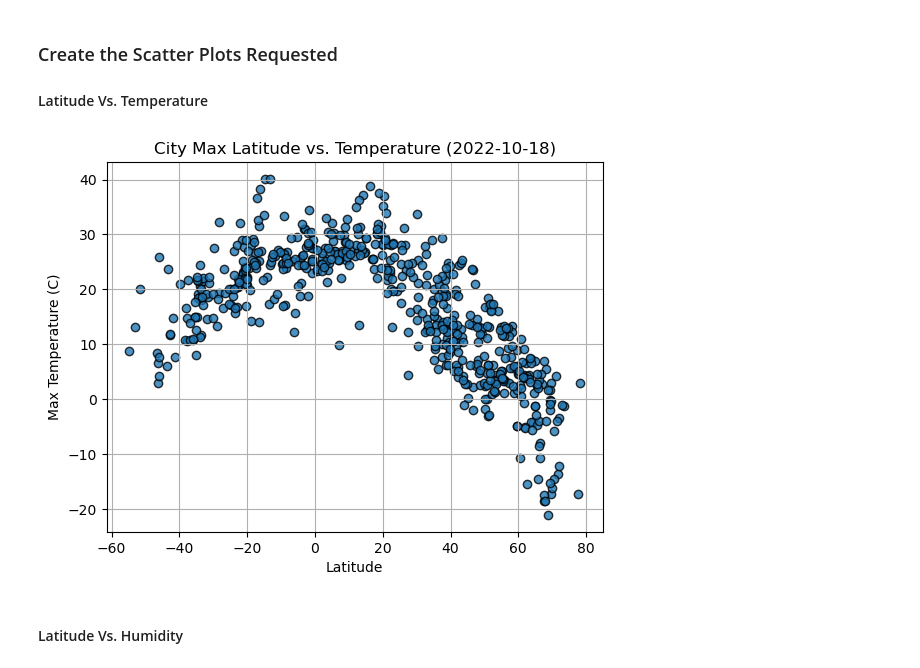
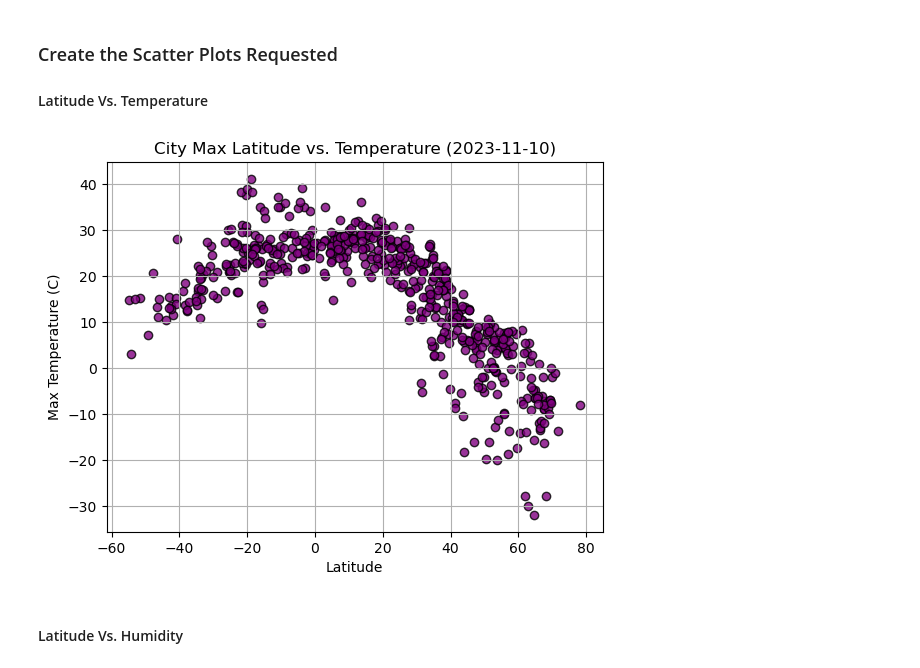
Before and after one commit to alison-love/06-API-challenge, a Jupyter notebook: PyWeather/WeatherPy_working.ipynb, the cells around one changed output. Cells and saved outputs as stored; diff of their text form; code cells hidden in the pictures.

```diff
--- a/PyWeather/WeatherPy_working.ipynb
+++ b/PyWeather/WeatherPy_working.ipynb
@@ -191,18 +191,22 @@ city_data_df.head()
 #### Latitude Vs. Temperature
 # %%
 # Build scatter plot for latitude vs. temperature
-# YOUR CODE HERE
+plt.scatter(city_data_df["Lat"], city_data_df["Max Temp"], color='purple', edgecolor="black", linewidths=1, marker="o", alpha=0.8, label="Cities")
+
 
 # Incorporate the other graph properties
-# YOUR CODE HERE
+plt.title('City Max Latitude vs. Temperature (2023-11-10)')
+plt.ylabel("Max Temperature (C)")
+plt.xlabel('Latitude')
+plt.grid(True)
 
 # Save the figure
 plt.savefig("output_data/Fig1.png")
 
 # Show plot
 plt.show()
 # %% [output]
-[figure, old version]
+[figure, new version]
 # %% [markdown]
 #### Latitude Vs. Humidity
 # %%
```
Also changed, not shown: parts of 35 cells of this notebook, 8 other files.
